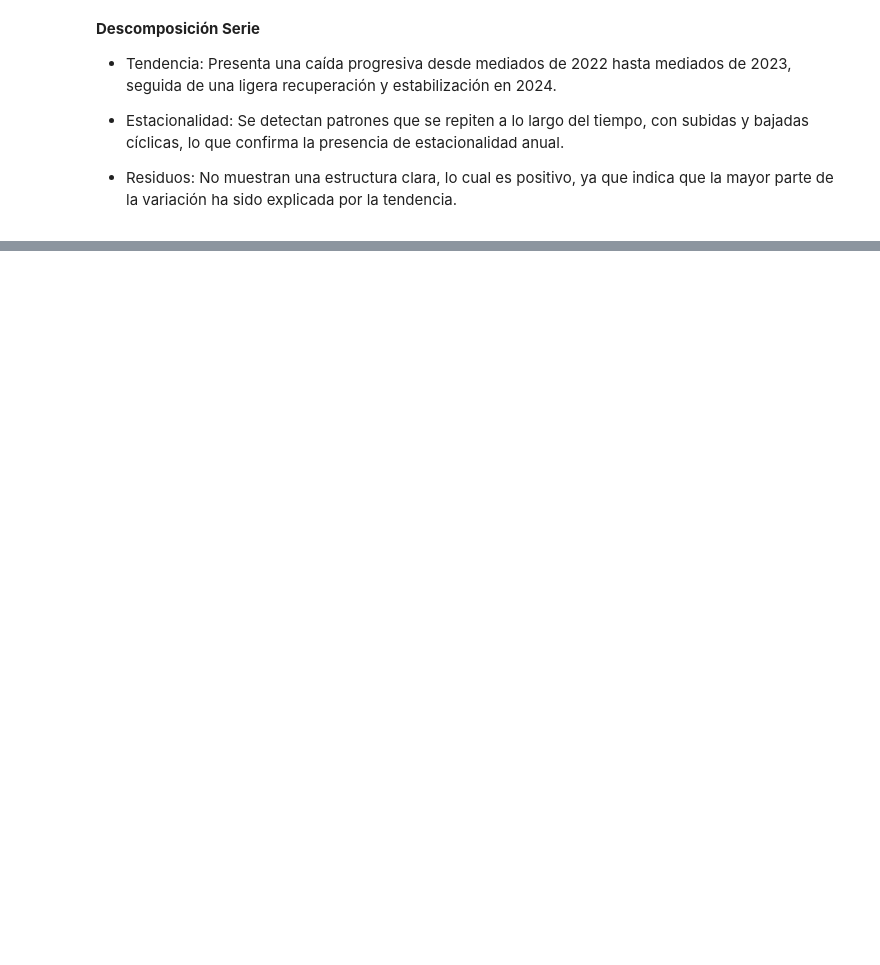
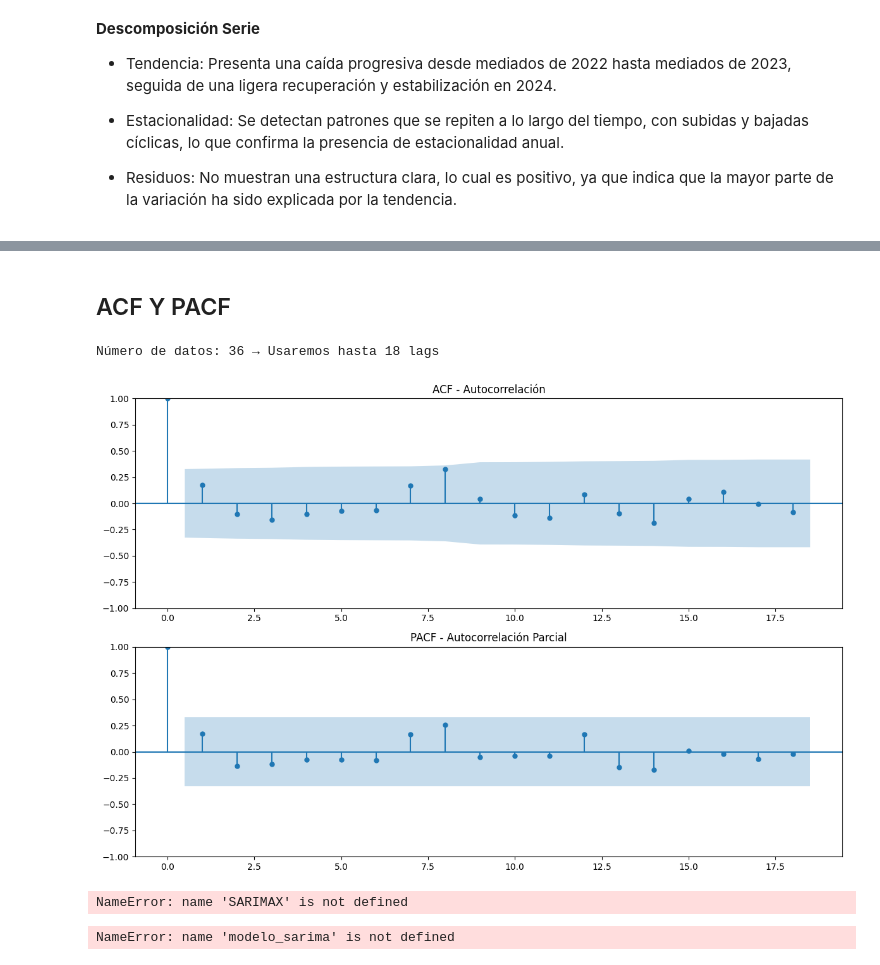
Before and after one commit to martinagg7/ia_MMM, a Jupyter notebook: notebooks/01_Sarima.ipynb, the cells around one changed output, grey strips where cells are left out. Drawn from its saved outputs; the diff is of its cells as text; code cells hidden in the pictures; blank space fills up the shorter version.

Commit message:
cr:upload filas of sarima

```diff
--- a/notebooks/01_Sarima.ipynb
+++ b/notebooks/01_Sarima.ipynb
@@ -171,0 +210,39 @@ plt.show()
+# %% [markdown]
+## ACF Y PACF
+# %%
+n_datos = len(serie)
+max_lags =18 # máximo permitido por PACF
+
+print(f"Número de datos: {n_datos} → Usaremos hasta {max_lags} lags")
+
+# Crear los gráficos
+fig, axes = plt.subplots(2, 1, figsize=(12, 8))
+
+# Gráfico ACF
+plot_acf(serie, lags=max_lags, ax=axes[0])
+axes[0].set_title('ACF - Autocorrelación')
+
+# Gráfico PACF
+plot_pacf(serie, lags=max_lags, ax=axes[1], method='ywm')
+axes[1].set_title('PACF - Autocorrelación Parcial')
+
+plt.tight_layout()
+plt.show()
+# %% [output]
+Número de datos: 36 → Usaremos hasta 18 lags
+[figure, added]
+# %%
+# Definir y ajustar el modelo
+modelo_sarima = SARIMAX(train,
+                        order=(1, 1, 1),
+                        seasonal_order=(0, 1, 0, 12),
+                        enforce_stationarity=False,
+                        enforce_invertibility=False)
+
+modelo_ajustado = modelo_sarima.fit()
+# %% [output]
+NameError: name 'SARIMAX' is not defined
+# %%
+modelo_ajustado = modelo_sarima.fit()
+# %% [output]
+NameError: name 'modelo_sarima' is not defined
```
Also changed, not shown: parts of 7 cells of this notebook.
